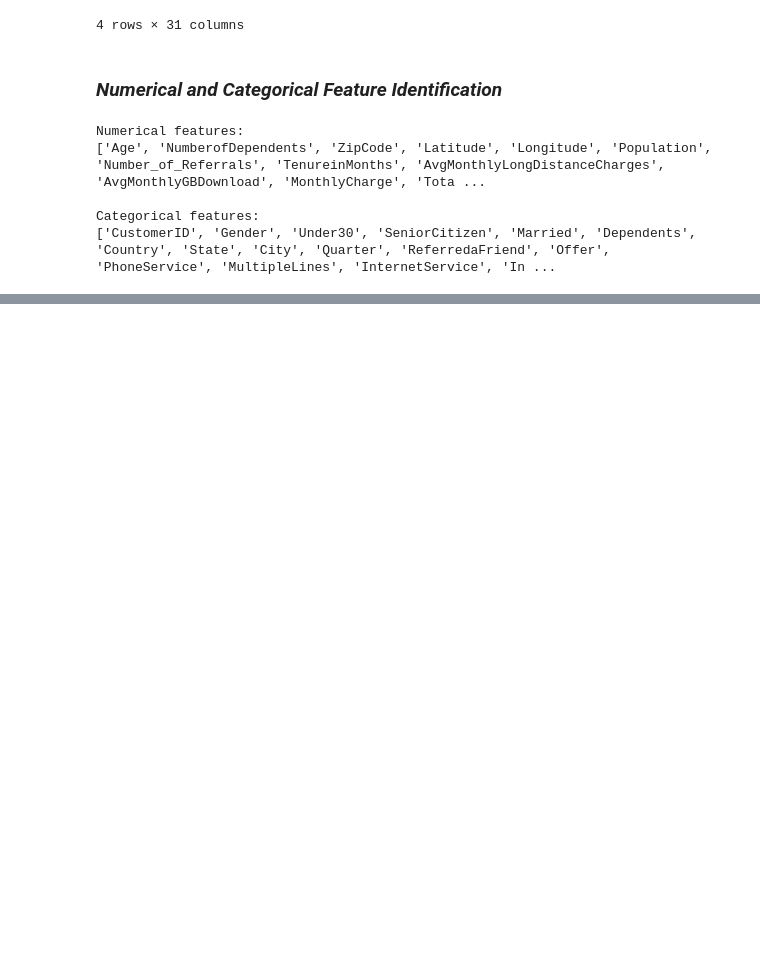
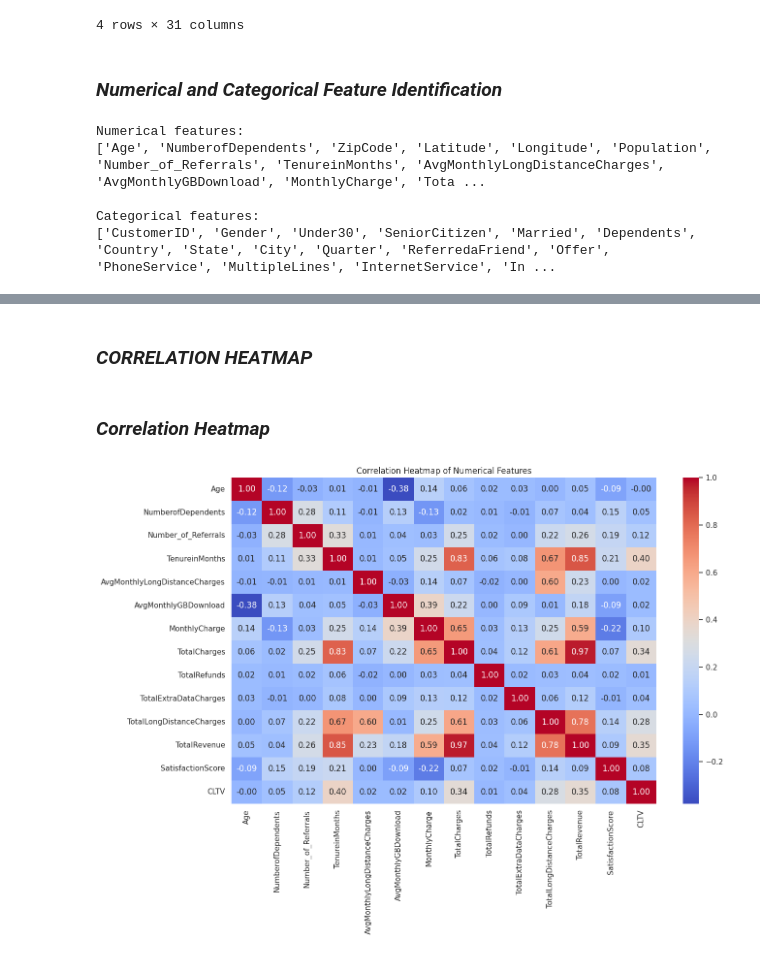
Before and after one commit to manaswiniyoshitha2006-netizen/ML-Evaluation, a Jupyter notebook: notebooks/regression.ipynb, the cells around one changed output, grey strips where cells are left out. Saved outputs shown, nothing was run; the diff lists cells and outputs as text; code cells hidden in the pictures; blank space fills up the shorter version.

```diff
--- a/notebooks/regression.ipynb
+++ b/notebooks/regression.ipynb
@@ -266,0 +804,41 @@ Categorical features:
+# %% [markdown]
+### *CORRELATION HEATMAP*
+# %% [markdown]
+### *Correlation Heatmap*
+# %%
+correlation_columns = [
+    "Age",
+    "NumberofDependents",
+    "Number_of_Referrals",
+    "TenureinMonths",
+    "AvgMonthlyLongDistanceCharges",
+    "AvgMonthlyGBDownload",
+    "MonthlyCharge",
+    "TotalCharges",
+    "TotalRefunds",
+    "TotalExtraDataCharges",
+    "TotalLongDistanceCharges",
+    "TotalRevenue",
+    "SatisfactionScore",
+    "CLTV"
+]
+
+plt.figure(figsize=(14, 10))
+
+sns.heatmap(
+    master_clean[
+        correlation_columns
+    ].corr(),
+    annot=True,
+    fmt=".2f",
+    cmap="coolwarm"
+)
+
+plt.title(
+    "Correlation Heatmap of Numerical Features"
+)
+
+plt.tight_layout()
+plt.show()
+# %% [output]
+[figure, added]
```
Also changed, not shown: parts of 130 cells of this notebook.
